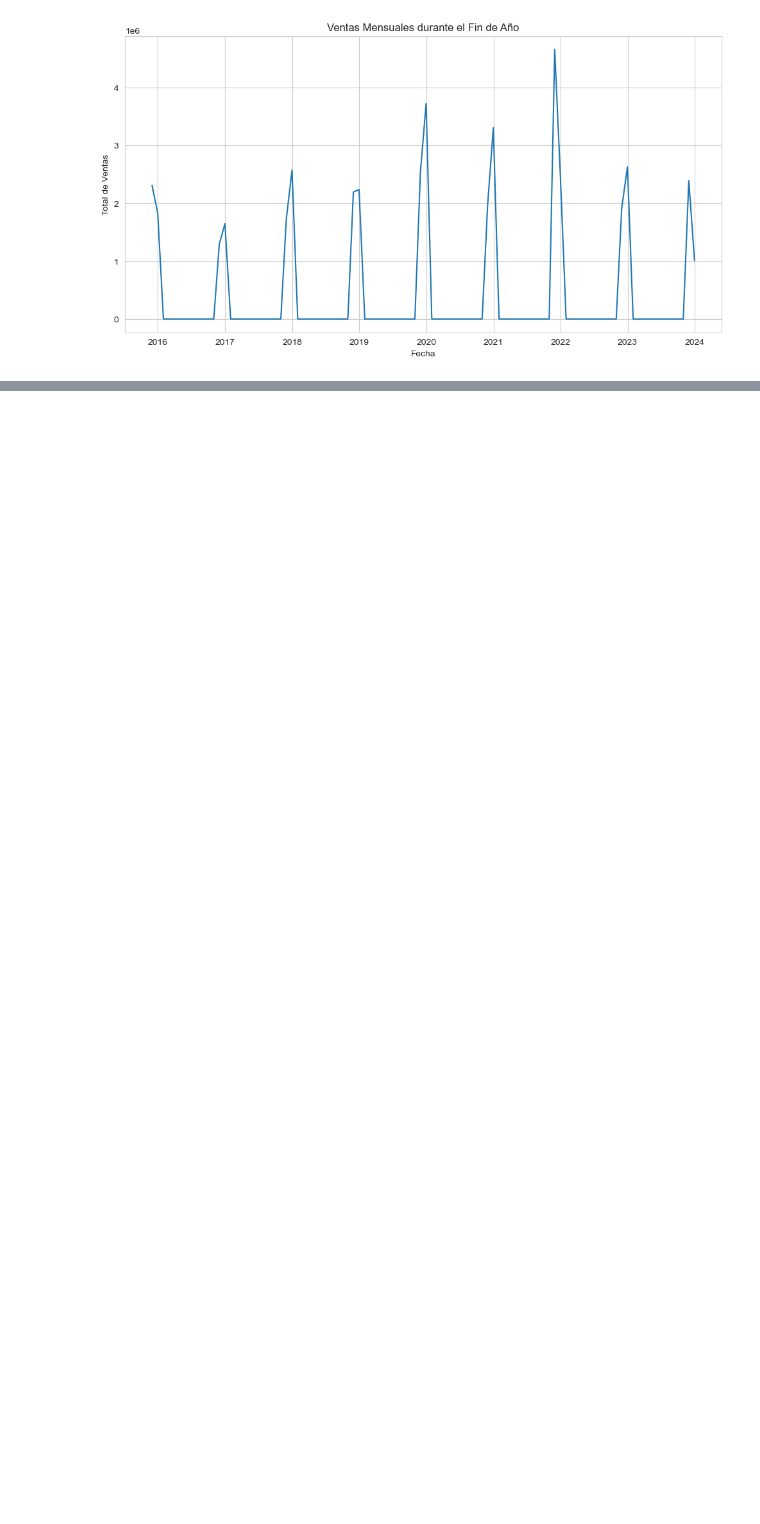
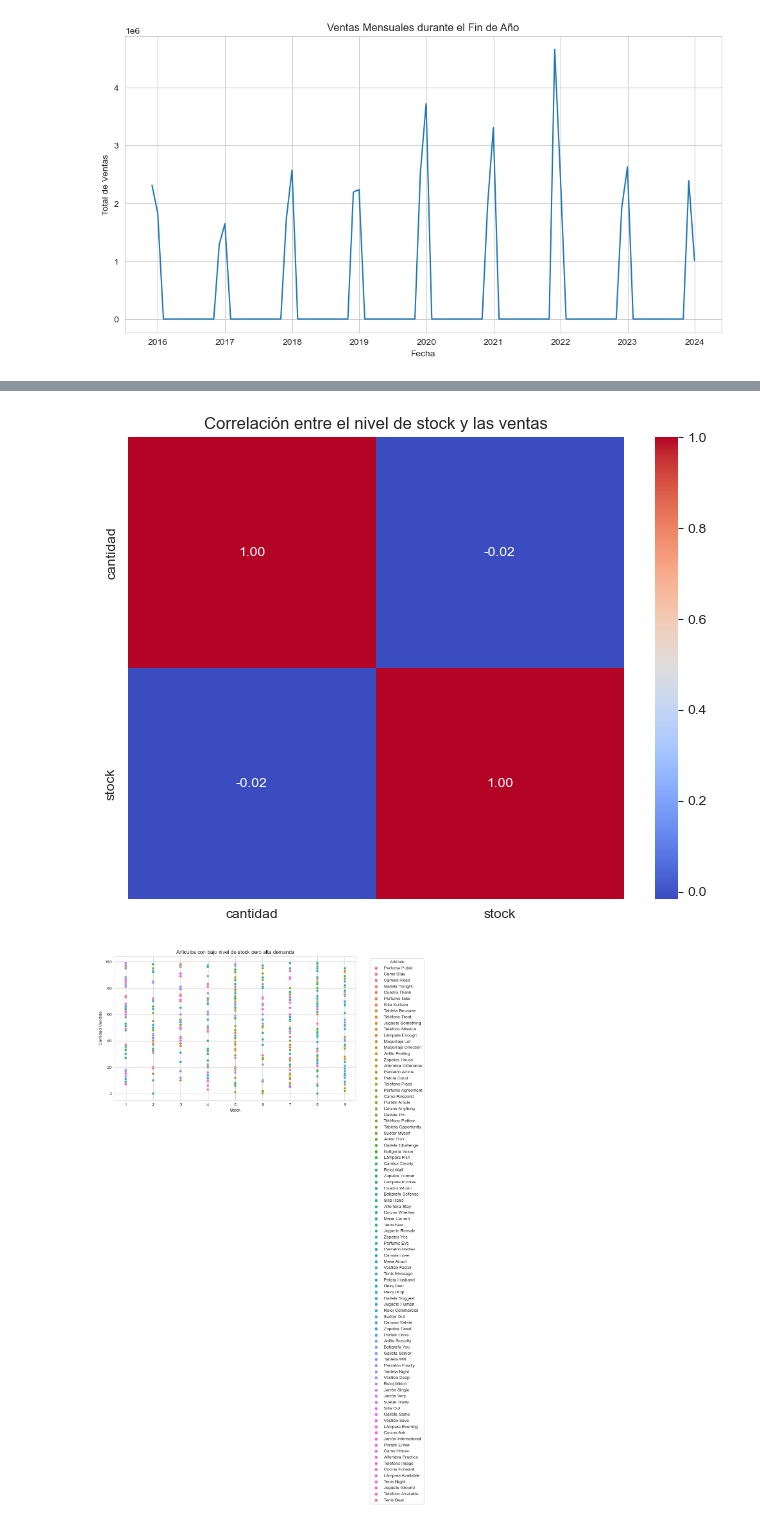
Before and after one commit to luistunag/Proyecto_Final, a Jupyter notebook: Preguntas_de_Negocio.ipynb, the cells around one changed output, grey strips where cells are left out. Cells and saved outputs as stored; diff of their text form; code cells hidden in the pictures; blank space fills up the shorter version.

```diff
--- a/Preguntas_de_Negocio.ipynb
+++ b/Preguntas_de_Negocio.ipynb
@@ -264,0 +265,28 @@ plt.show()
+# %%
+# Correlación entre el nivel de stock y las ventas
+correlation = data_Detalles_Venta[['cantidad', 'stock']].corr()
+
+# Identificar artículos con bajo nivel de stock pero alta demanda
+# Filtrar los artículos con stock bajo
+low_stock_items = data_Detalles_Venta[data_Detalles_Venta['stock'] < 10]  # Por ejemplo, artículos con menos de 10 unidades en stock
+
+# Filtrar los artículos con alta demanda (por ejemplo, los más vendidos)
+high_demand_items = data_Detalles_Venta[data_Detalles_Venta['cantidad'] > data_Detalles_Venta['cantidad'].mean()]  # Artículos que se vendieron más que el promedio
+
+# Visualización de la correlación entre el nivel de stock y las ventas
+plt.figure(figsize=(8, 6))
+sns.heatmap(correlation, annot=True, cmap='coolwarm', fmt=".2f")
+plt.title('Correlación entre el nivel de stock y las ventas')
+plt.show()
+
+# Visualización de los artículos con bajo nivel de stock pero alta demanda
+plt.figure(figsize=(10, 6))
+sns.scatterplot(data=low_stock_items, x='stock', y='cantidad', hue='nombre')
+plt.title('Artículos con bajo nivel de stock pero alta demanda')
+plt.xlabel('Stock')
+plt.ylabel('Cantidad Vendida')
+plt.legend(title='Artículo', bbox_to_anchor=(1.05, 1), loc='upper left')
+plt.show()
+# %% [output]
+[figure, added]
+[figure, added]
```
Also changed, not shown: parts of 2 cells of this notebook.
